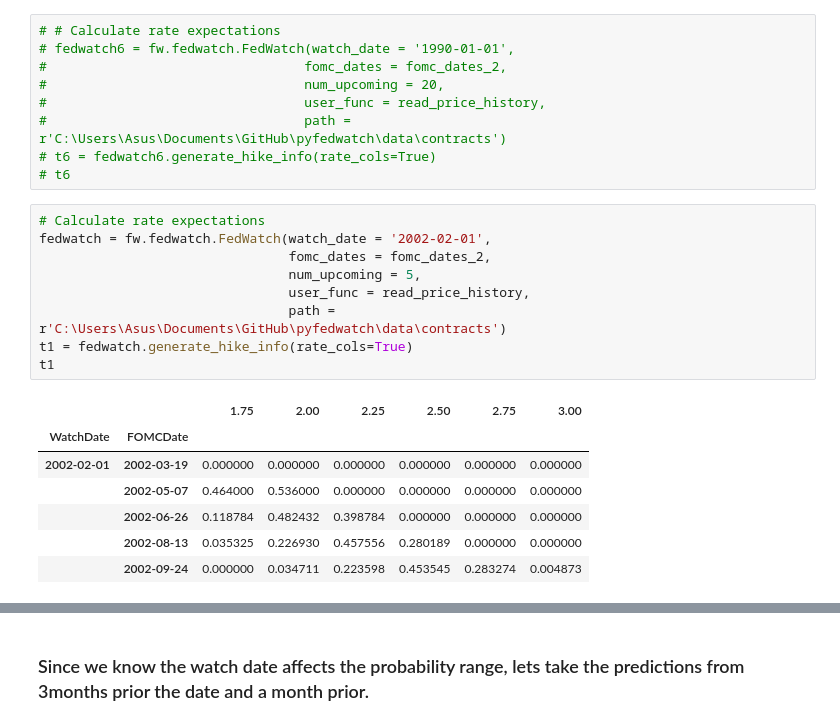
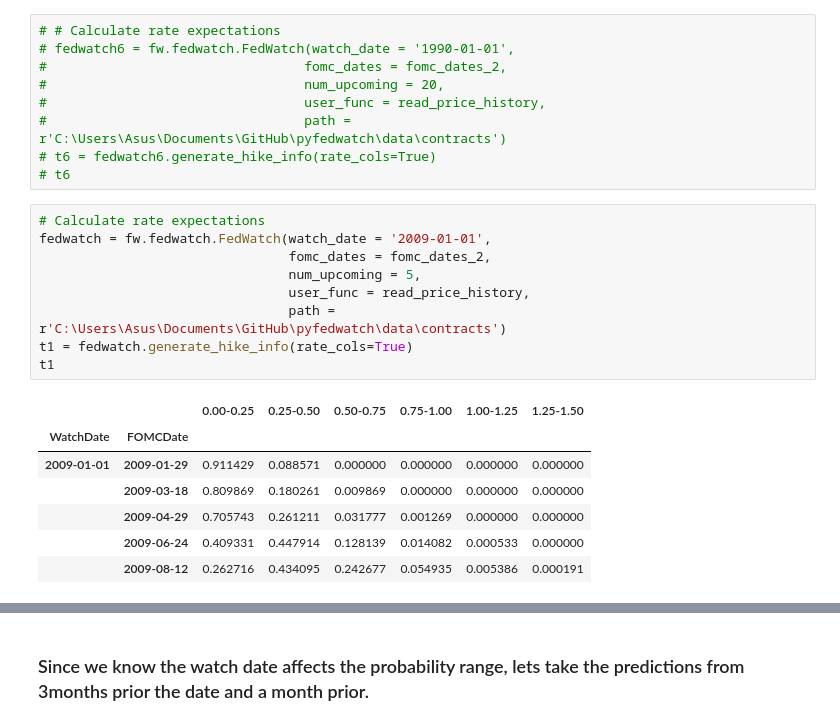
Before and after one commit to baksben/pyfedwatch, a Jupyter notebook: notebooks/Ben's_copy.ipynb, the cells around one changed output, grey strips where cells are left out. Cells and saved outputs as stored; diff of their text form.

```diff
--- a/notebooks/Ben's_copy.ipynb
+++ b/notebooks/Ben's_copy.ipynb
@@ -312,18 +313,18 @@ t3
 # t6
 # %%
 # Calculate rate expectations
-fedwatch = fw.fedwatch.FedWatch(watch_date = '2002-02-01',
+fedwatch = fw.fedwatch.FedWatch(watch_date = '2009-01-01',
                                 fomc_dates = fomc_dates_2,
                                 num_upcoming = 5,
                                 user_func = read_price_history,
                                 path = r'C:\Users\Asus\Documents\GitHub\pyfedwatch\data\contracts')
 t1 = fedwatch.generate_hike_info(rate_cols=True)
 t1
 # %% [output]
-|  |  | 1.75 | 2.00 | 2.25 | 2.50 | 2.75 | 3.00 |
+|  |  | 0.00-0.25 | 0.25-0.50 | 0.50-0.75 | 0.75-1.00 | 1.00-1.25 | 1.25-1.50 |
 | WatchDate | FOMCDate |  |  |  |  |  |  |
-| 2002-02-01 | 2002-03-19 | 0.000000 | 0.000000 | 0.000000 | 0.000000 | 0.000000 | 0.000000 |
-|  | 2002-05-07 | 0.464000 | 0.536000 | 0.000000 | 0.000000 | 0.000000 | 0.000000 |
-|  | 2002-06-26 | 0.118784 | 0.482432 | 0.398784 | 0.000000 | 0.000000 | 0.000000 |
-|  | 2002-08-13 | 0.035325 | 0.226930 | 0.457556 | 0.280189 | 0.000000 | 0.000000 |
-|  | 2002-09-24 | 0.000000 | 0.034711 | 0.223598 | 0.453545 | 0.283274 | 0.004873 |
+| 2009-01-01 | 2009-01-29 | 0.911429 | 0.088571 | 0.000000 | 0.000000 | 0.000000 | 0.000000 |
+|  | 2009-03-18 | 0.809869 | 0.180261 | 0.009869 | 0.000000 | 0.000000 | 0.000000 |
+|  | 2009-04-29 | 0.705743 | 0.261211 | 0.031777 | 0.001269 | 0.000000 | 0.000000 |
+|  | 2009-06-24 | 0.409331 | 0.447914 | 0.128139 | 0.014082 | 0.000533 | 0.000000 |
+|  | 2009-08-12 | 0.262716 | 0.434095 | 0.242677 | 0.054935 | 0.005386 | 0.000191 |
```
Also changed, not shown: parts of 7 cells of this notebook, 2 other files.
